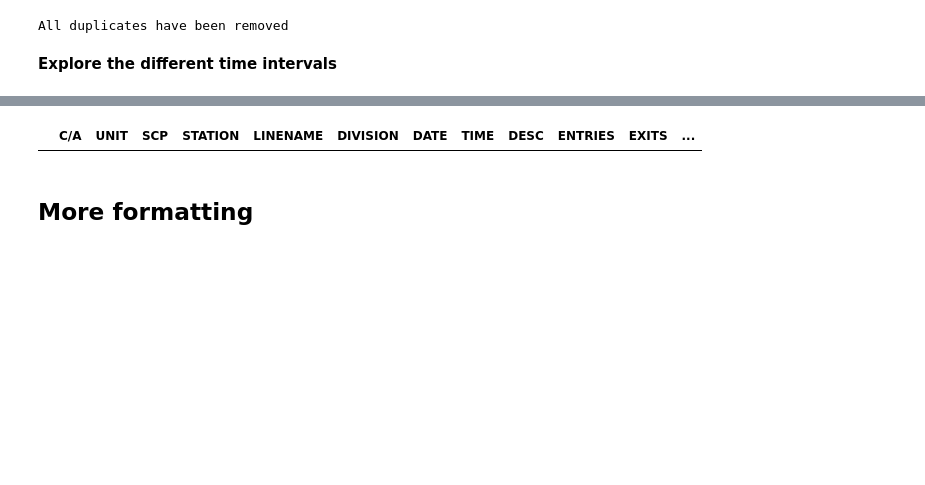
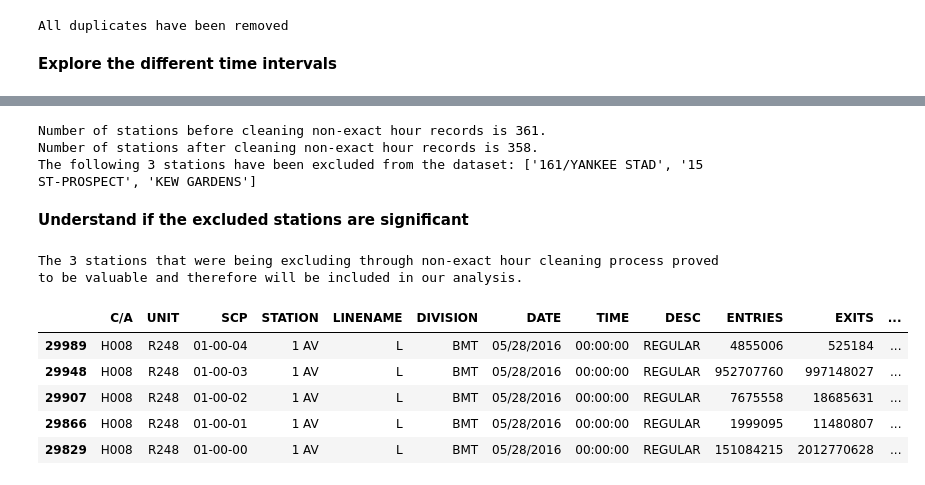
Before and after one commit to nalehc/gala_flyer_locations, a Jupyter notebook: project_benson_auste_v2.ipynb, the cells around one changed output, grey strips where cells are left out. Drawn from its saved outputs; the diff is of its cells as text; code cells hidden in the pictures; blank space fills up the shorter version.

Commit message:
Final cleaning analysis

```diff
--- a/project_benson_auste_v2.ipynb
+++ b/project_benson_auste_v2.ipynb
@@ -159,27 +180,64 @@ Number of stations with minutes not equal to zero: 214176
-# %%
-#Remove timestamps with non-zero minutes and seconds
-turnstiles_df[(turnstiles_df['DATETIME'].dt.minute == 0) & (turnstiles_df['DATETIME'].dt.second == 0)]
-
-
-turnstiles_clean = turnstiles_df[(turnstiles_df['DATETIME'].dt.minute == 0) & (turnstiles_df['DATETIME'].dt.second == 0)]
-# %% [output]
-|  | C/A | UNIT | SCP | STATION | LINENAME | DIVISION | DATE | TIME | DESC | ENTRIES | EXITS | ... |
+# %%
+print('Number of stations before cleaning non-exact hour records is', str(len(turnstile_no_PTH['STATION'].unique()))+'.')
+
+#Remove timestamps with non-zero minutes and seconds
+turnstiles_clean = turnstile_no_PTH[(turnstile_no_PTH['DATETIME'].dt.minute == 0) & (turnstile_no_PTH['DATETIME'].dt.second == 0)]
+print('Number of stations after cleaning non-exact hour records is', str(len(turnstiles_clean['STATION'].unique()))+'.')
+
+excluded = turnstile_no_PTH[(turnstile_no_PTH['DATETIME'].dt.minute != 0) | (turnstile_no_PTH['DATETIME'].dt.second != 0)]
+incl_stations = turnstiles_clean['STATION'].unique()
+excl_stations = excluded['STATION'].unique()
+num_stations_excl = len(turnstile_no_PTH['STATION'].unique()) - len(turnstiles_clean['STATION'].unique())
+
+def dropped_stations(incl_stations, excl_stations):
+    """Takes the list of included stations and list of excluded stations.
+    Returns the stations that have been completely droped"""
+    dropped_stations = []
+    for station in excl_stations:
+        if station not in incl_stations:
+            dropped_stations.append(station)
+    return dropped_stations
+
+print('The following', str(num_stations_excl), 'stations have been excluded from the dataset:', str(dropped_stations(incl_stations, excl_stations)))
+# %% [output]
+Number of stations before cleaning non-exact hour records is 361.
+Number of stations after cleaning non-exact hour records is 358.
+The following 3 stations have been excluded from the dataset: ['161/YANKEE STAD', '15 ST-PROSPECT', 'KEW GARDENS']
+# %% [markdown]
+**Understand if the excluded stations are significant**
+# %%
+dropped_st = turnstile_no_PTH.loc[turnstile_no_PTH['STATION'].isin(['KEW GARDENS', '161/YANKEE STAD', '15 ST-PROSPECT'])]
+#dropped_st.head()
+
+#161/YANKEE STAD station consistently has the records every 4 hours (starting midnight) and 22 minutes
+#15 ST-PROSPECT and KEW GARDENS stations consistently has the records every 4 hours (starting midnight) and 30 minutes
+
+#Should probably leave these stations in, since they are recorded at a legitimate 4h period
+
+print('The', str(num_stations_excl), 'stations that were being excluding through non-exact hour cleaning process proved to be valuable and therefore will be included in our analysis.')
+# %% [output]
+The 3 stations that were being excluding through non-exact hour cleaning process proved to be valuable and therefore will be included in our analysis.
 # %%
 #Sort the data frame by DATETIME column
-turnstiles_df = turnstiles_df.sort_values(by = ['C/A', 'UNIT', 'SCP', 'STATION', 'DATETIME'])
-#turnstiles_df.head(15)
+turnstile_no_PTH = turnstile_no_PTH.sort_values(by = ['STATION', 'DATETIME'])
+#turnstile_no_PTH.head(15)
 
 #Add two new columns with Previous Datetime a record was taken and the actual record in PREV_EXITS
-turnstiles_df['PREV_DATETIME'] = turnstiles_df['DATETIME'].shift()
-turnstiles_df['PREV_EXITS'] = turnstiles_df['EXITS'].shift()
-#turnstiles_df.head()
+turnstile_no_PTH['PREV_DATETIME'] = turnstile_no_PTH['DATETIME'].shift()
+turnstile_no_PTH['PREV_EXITS'] = turnstile_no_PTH['EXITS'].shift()
+#turnstile_no_PTH.head()
 
 #Add EXITS_DIFF column - Transform the Exits column from accummulative to actual per time period
-turnstiles_df['EXITS_DIFF'] = turnstiles_df['EXITS'].sub(turnstiles_df['PREV_EXITS'])
-#turnstiles_df
+turnstile_no_PTH['EXITS_DIFF'] = turnstile_no_PTH['EXITS'].sub(turnstile_no_PTH['PREV_EXITS'])
+turnstile_no_PTH.head()
 
 #Add TIME_DIFF column to evaluate how frequently the records are being taken
-turnstiles_df['TIME_DIFF'] = turnstiles_df['DATETIME'].sub(turnstiles_df['PREV_DATETIME'])
-#turnstiles_df.head()
+#turnstile_no_PTH['TIME_DIFF'] = turnstile_no_PTH['DATETIME'].sub(turnstile_no_PTH['PREV_DATETIME'])
+#turnstile_no_PTH.head()
+# %% [output]
+|  | C/A | UNIT | SCP | STATION | LINENAME | DIVISION | DATE | TIME | DESC | ENTRIES | EXITS | ... |
+| 29989 | H008 | R248 | 01-00-04 | 1 AV | L | BMT | 05/28/2016 | 00:00:00 | REGULAR | 4855006 | 525184 | ... |
+| 29948 | H008 | R248 | 01-00-03 | 1 AV | L | BMT | 05/28/2016 | 00:00:00 | REGULAR | 952707760 | 997148027 | ... |
+| 29907 | H008 | R248 | 01-00-02 | 1 AV | L | BMT | 05/28/2016 | 00:00:00 | REGULAR | 7675558 | 18685631 | ... |
+| 29866 | H008 | R248 | 01-00-01 | 1 AV | L | BMT | 05/28/2016 | 00:00:00 | REGULAR | 1999095 | 11480807 | ... |
+| 29829 | H008 | R248 | 01-00-00 | 1 AV | L | BMT | 05/28/2016 | 00:00:00 | REGULAR | 151084215 | 2012770628 | ... |
-# %% [markdown]
-## More formatting
```
Also changed, not shown: parts of 19 cells of this notebook.
